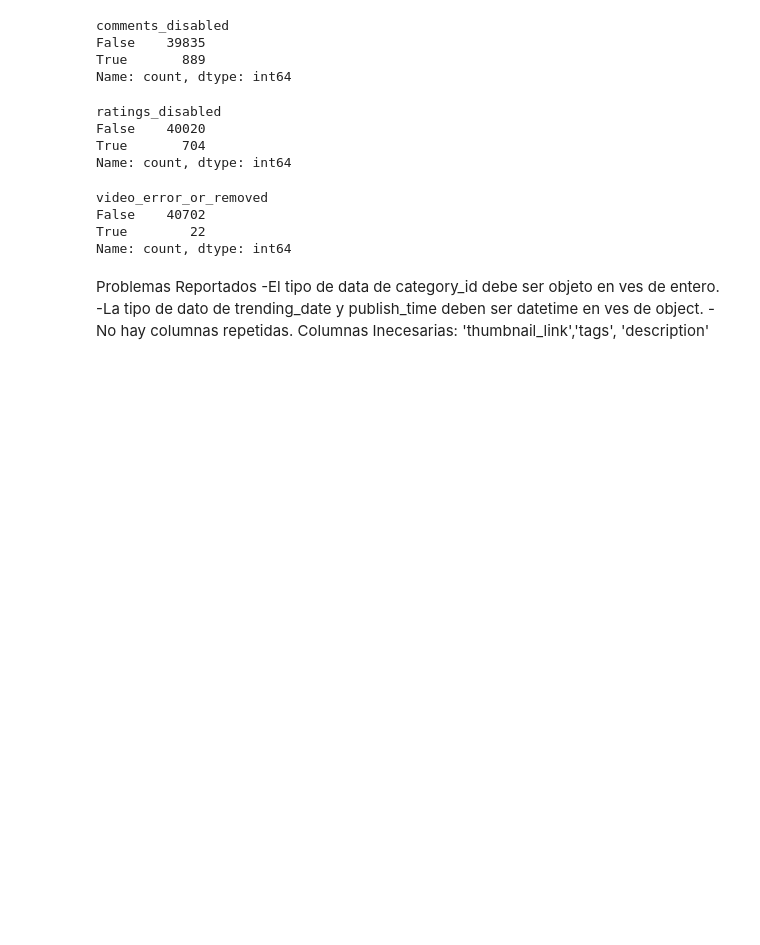
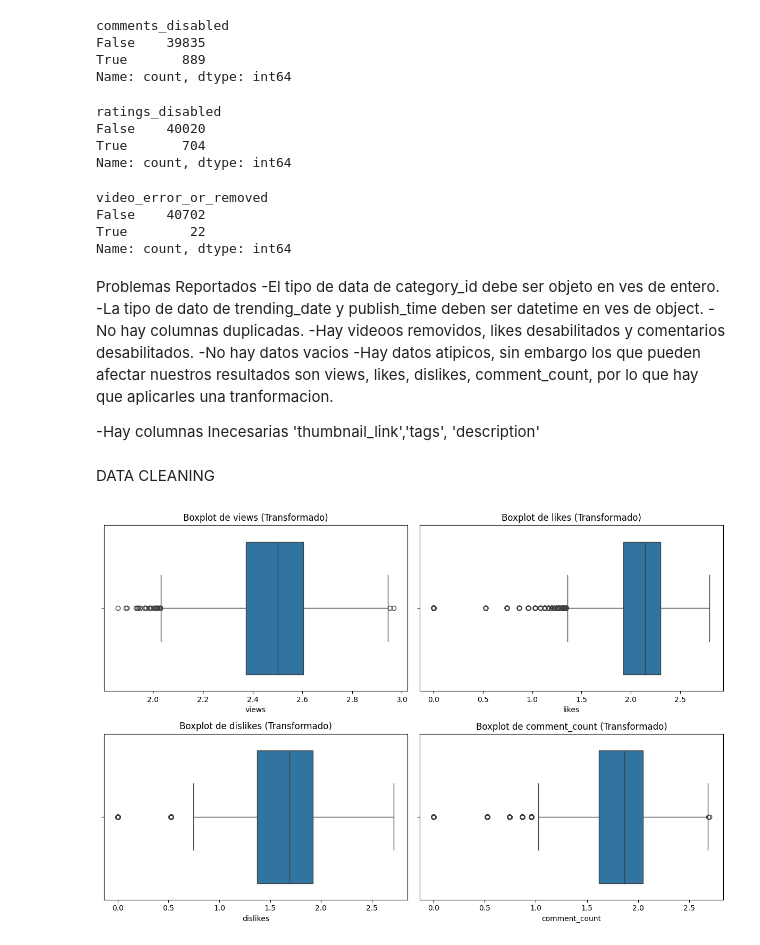
Before and after one commit to QuispeAyalaDiego/Trending-Youtube-FR-G02, a Jupyter notebook: Data-Analysis.ipynb, the cells around one changed output. Cells and saved outputs as stored; diff of their text form; code cells hidden in the pictures; blank space fills up the shorter version.

```diff
--- a/Data-Analysis.ipynb
+++ b/Data-Analysis.ipynb
@@ -62,17 +62,3 @@ FR_df.describe()
 | 50% | 23.000000 | 7.372100e+04 | 1.892500e+03 | 8.300000e+01 | 2.350000e+02 | 45.899975 | 2.666648 |
 | 75% | 24.000000 | 2.708088e+05 | 7.969500e+03 | 3.350000e+02 | 8.410000e+02 | 48.516663 | 6.030009 |
 | max | 44.000000 | 1.009116e+08 | 4.750254e+06 | 1.353661e+06 | 1.040912e+06 | 50.283325 | 55.712816 |
-# %%
-#Analizamos si hay valores atipicos
-
-columns_to_plot = ['views', 'likes', 'dislikes', 'comment_count']
-
-# Crea subgráficos para cada columna
-plt.figure(figsize=(12, 8))
-for i, column in enumerate(columns_to_plot, 1):
-    plt.subplot(2, 2, i)
-    sns.boxplot(x=FR_df[column])
-    plt.title(f'Boxplot de {column}')
-
-plt.tight_layout()
-plt.show()
@@ -132,6 +150,17 @@ Name: count, dtype: int64
 Problemas Reportados
 -El tipo de data de category_id debe ser objeto en ves de entero.
 -La tipo de dato de trending_date y publish_time deben ser datetime en ves de object.
--No hay columnas repetidas.
-Columnas Inecesarias:
-'thumbnail_link','tags', 'description'
+-No hay columnas duplicadas.
+-Hay videoos removidos, likes desabilitados y comentarios desabilitados.
+-No hay datos vacios
+-Hay datos atipicos, sin embargo los que pueden afectar nuestros resultados son  views, likes, dislikes, comment_count, por lo que hay que aplicarles una tranformacion.
+
+-Hay columnas Inecesarias 'thumbnail_link','tags', 'description'
+# %% [markdown]
+DATA CLEANING
+# %%
+#Crear el dataset de francia para realizar la limpieza
+copy_FR=FR_df.copy()
+# %%
+#Eliminar columnas innecesarias
+copy_FR.drop(['thumbnail_link','tags','tags','description'],axis=1,inplace=True)
@@ -137,0 +169,18 @@ Columnas Inecesarias:
+# %%
+# Lista de columnas para aplicar la transformación logarítmica
+columns_to_transform = ['views', 'likes', 'dislikes', 'comment_count']
+
+# Aplicar logaritmo a las columnas seleccionadas
+copy_FR[columns_to_transform] = np.log1p(copy_FR[columns_to_transform])
+
+# Crea subgráficos para cada columna transformada
+plt.figure(figsize=(12, 8))
+for i, column in enumerate(columns_to_transform, 1):
+    plt.subplot(2, 2, i)
+    sns.boxplot(x=np.log1p(copy_FR[column]))  # Aplica la transformación logarítmica aquí
+    plt.title(f'Boxplot de {column} (Transformado)')
+
+plt.tight_layout()
+plt.show()
+# %% [output]
+[figure, added]
```
Also changed, not shown: parts of 6 cells of this notebook.
